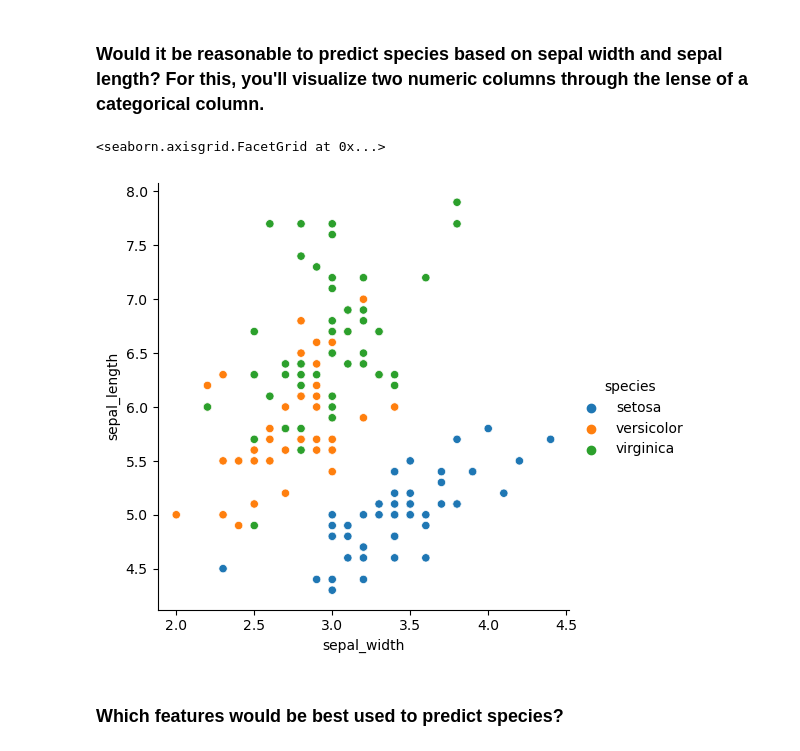
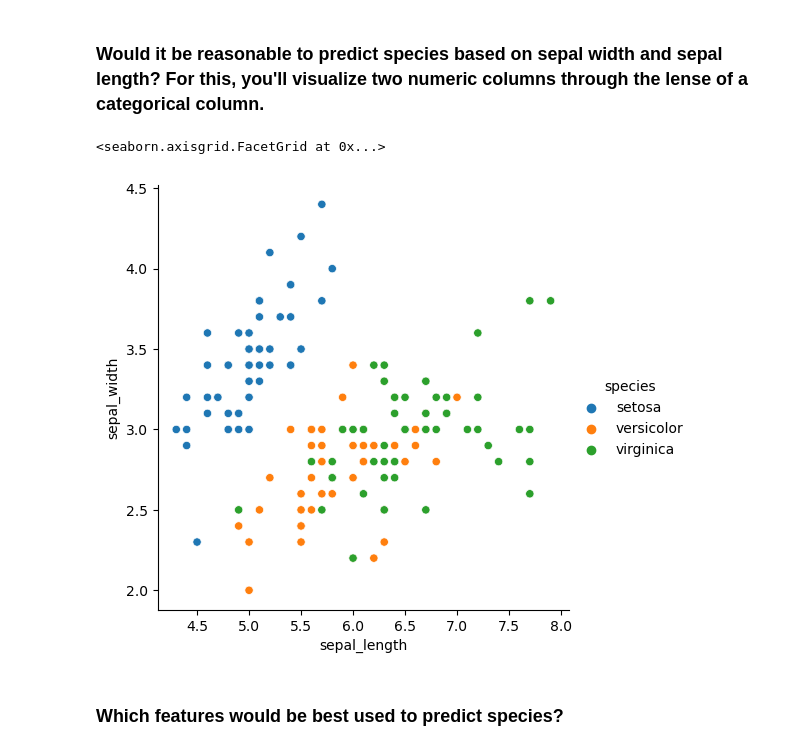
Before and after one commit to skylerschnee/numpy-pandas-visualization-exercises, a Jupyter notebook: seaborn_exercises.ipynb, the cells around one changed output. Drawn from its saved outputs; the diff is of its cells as text; code cells hidden in the pictures.

```diff
--- a/seaborn_exercises.ipynb
+++ b/seaborn_exercises.ipynb
@@ -33,9 +35,11 @@ sns.relplot(x='petal_length', y='petal_width', data=iris)
 # %% [markdown]
 ### Would it be reasonable to predict species based on sepal width and sepal length? For this, you'll visualize two numeric columns through the lense of a categorical column.
 # %%
-sns.relplot(x='sepal_width', y='sepal_length', hue='species', data=iris)
+sns.relplot(x='sepal_length', y='sepal_width', hue='species', data=iris)
+
+# no, not reasonable
 # %% [output]
 <seaborn.axisgrid.FacetGrid at 0x...>
-[figure, old version]
+[figure, new version]
 # %% [markdown]
 ### Which features would be best used to predict species?
```
Also changed, not shown: parts of 26 cells of this notebook.
